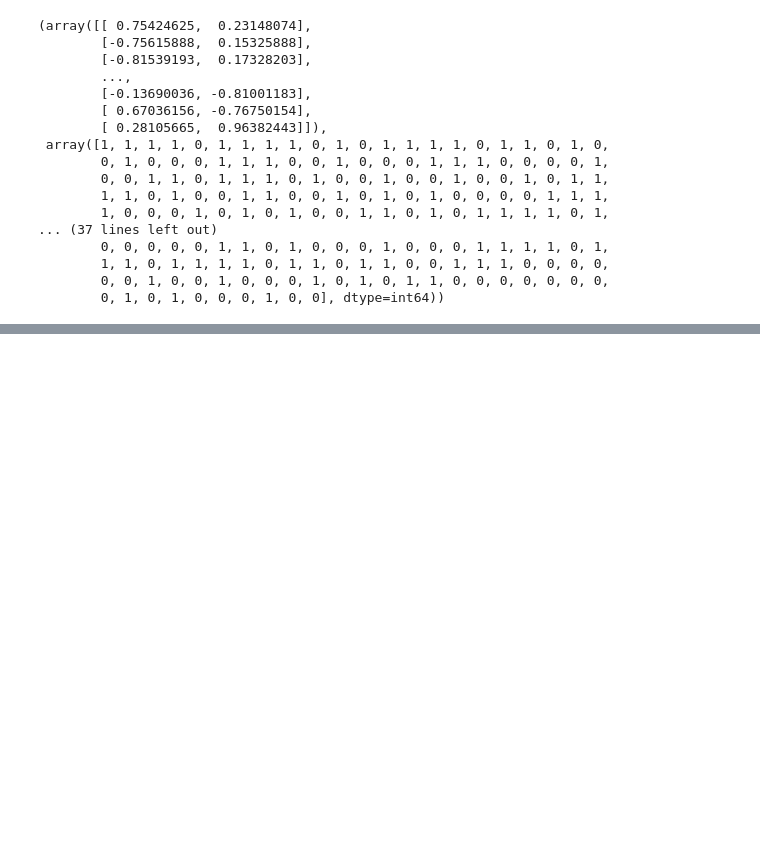
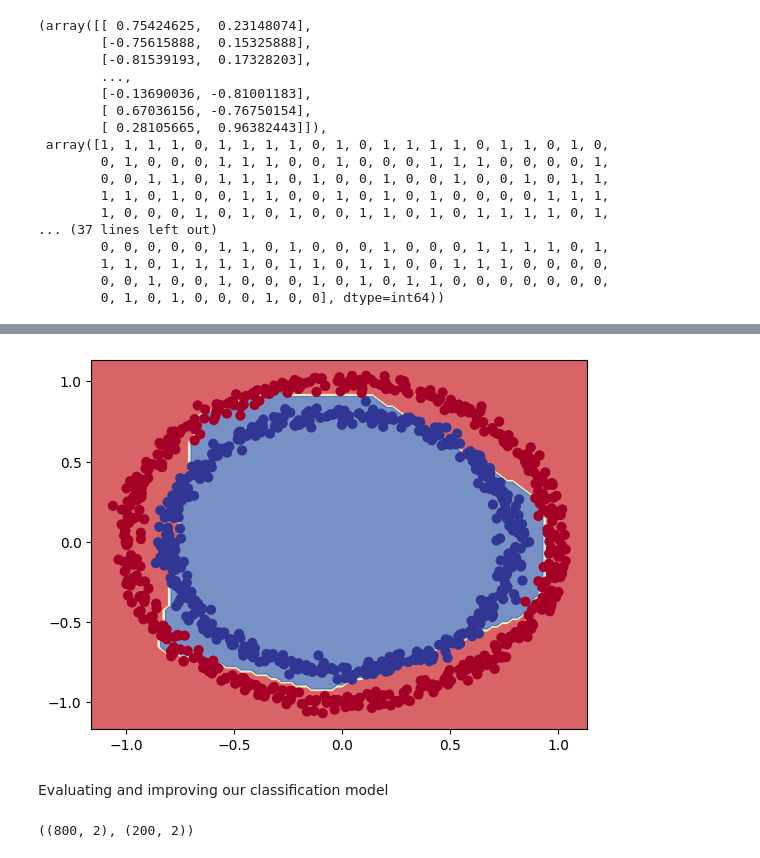
Before and after one commit to cangqiongyishao/TensorFlowPractice, a Jupyter notebook: Neural Network Classification with TensorFlow.ipynb, the cells around one changed output, grey strips where cells are left out. Saved outputs shown, nothing was run; the diff lists cells and outputs as text; code cells hidden in the pictures; blank space fills up the shorter version.

```diff
--- a/Neural Network Classification with TensorFlow.ipynb
+++ b/Neural Network Classification with TensorFlow.ipynb
@@ -27,0 +197,12 @@ X,y
+# %%
+tf.random.set_seed(42)
+model_5=tf.keras.Sequential([
+    tf.keras.layers.Dense(4,activation='relu'),
+    tf.keras.layers.Dense(4,activation='relu'),
+    tf.keras.layers.Dense(1,activation='sigmoid')
+])
+model_5.compile(loss=tf.keras.losses.binary_crossentropy,
+                optimizer=tf.keras.optimizers.Adam(),
+                metrics=['accuracy'])
+
+history1=model_5.fit(X,y,epochs=100,verbose=0)
@@ -27,0 +214,3 @@ X,y
+# %%
+plot_decision_boundary(model_5,X,y)
+# %% [output]
@@ -27,0 +219,10 @@ X,y
+[figure, added]
+# %% [markdown]
+Evaluating and improving our classification model
+# %%
+X_train,y_train=X[:800],y[:800]
+X_test,y_test=X[800:],y[800:]
+
+X_train.shape,X_test.shape
+# %% [output]
+((800, 2), (200, 2))
```
Also changed, not shown: parts of 36 cells of this notebook.
